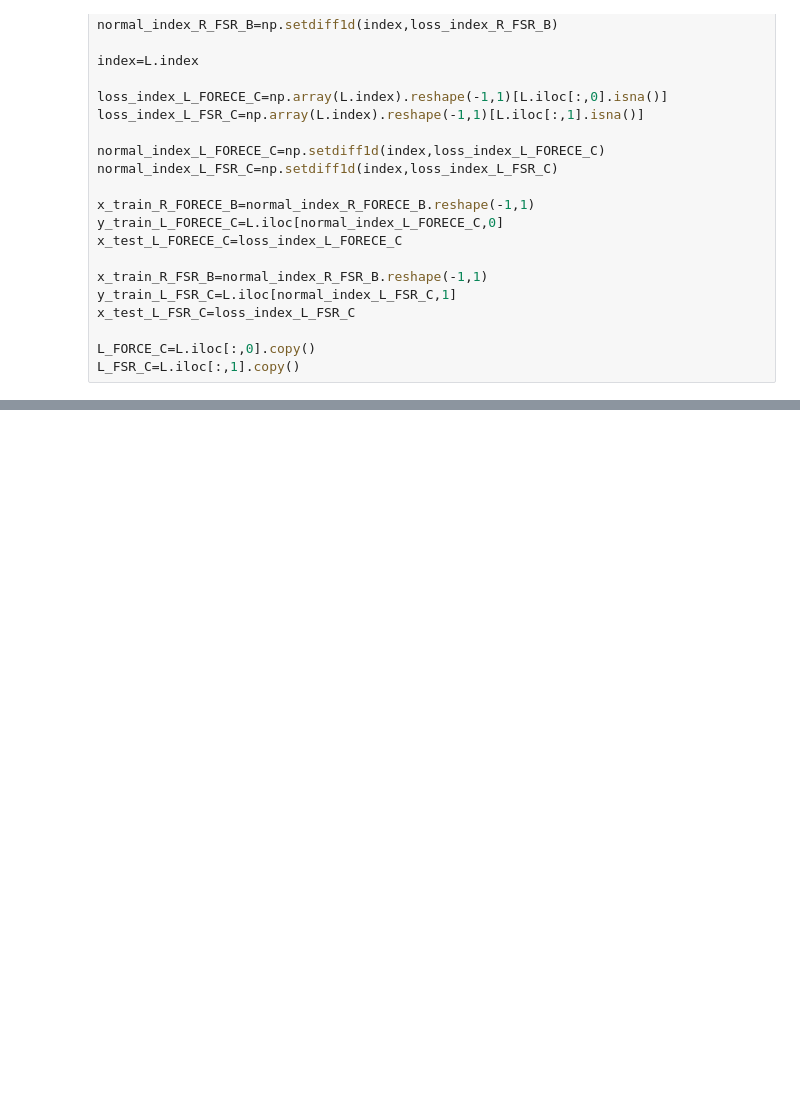
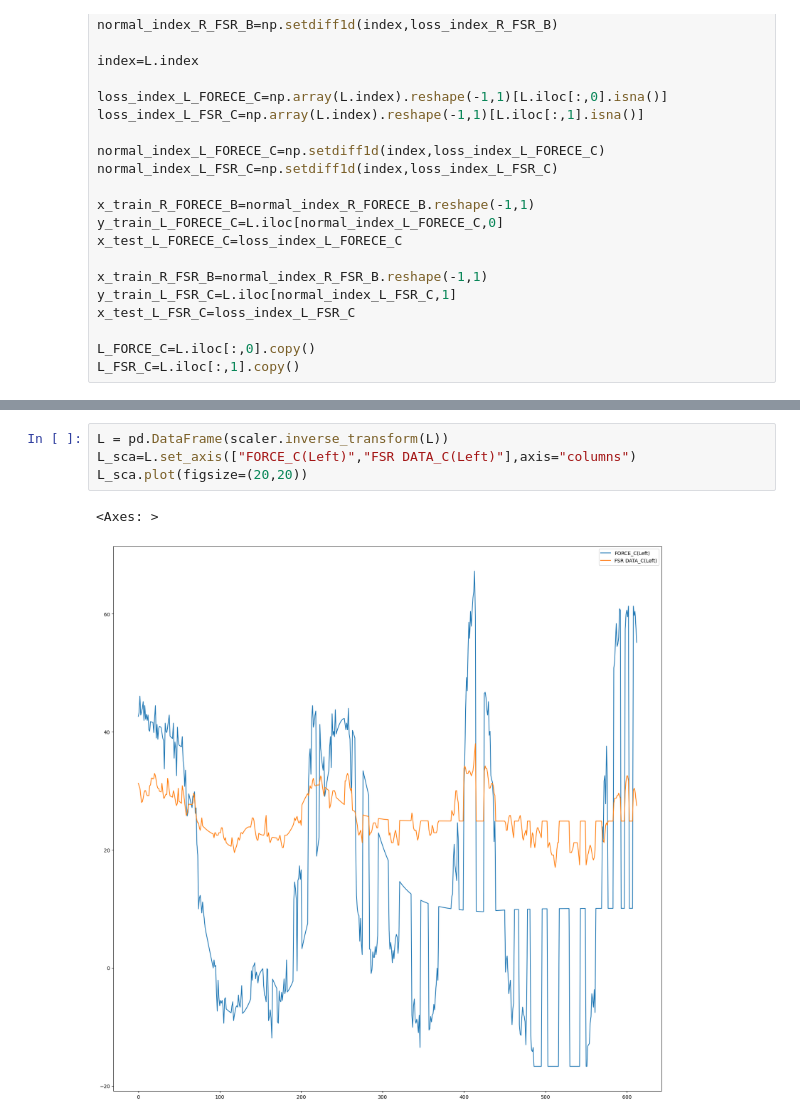
Before and after one commit to withmochaa/mocha, a Jupyter notebook: jupyter/TEED/October/week6/CNNLSTM_RtoL.ipynb, the cells around one changed output, grey strips where cells are left out. Cells and saved outputs as stored; diff of their text form; blank space fills up the shorter version.

```diff
--- a/jupyter/TEED/October/week6/CNNLSTM_RtoL.ipynb
+++ b/jupyter/TEED/October/week6/CNNLSTM_RtoL.ipynb
@@ -158,0 +251,7 @@ ValueError: in user code:
+# %%
+L = pd.DataFrame(scaler.inverse_transform(L))
+L_sca=L.set_axis(["FORCE_C(Left)","FSR DATA_C(Left)"],axis="columns")
+L_sca.plot(figsize=(20,20))
+# %% [output]
+<Axes: >
+[figure, added]
```
Also changed, not shown: parts of 17 cells of this notebook, 5 other files.
